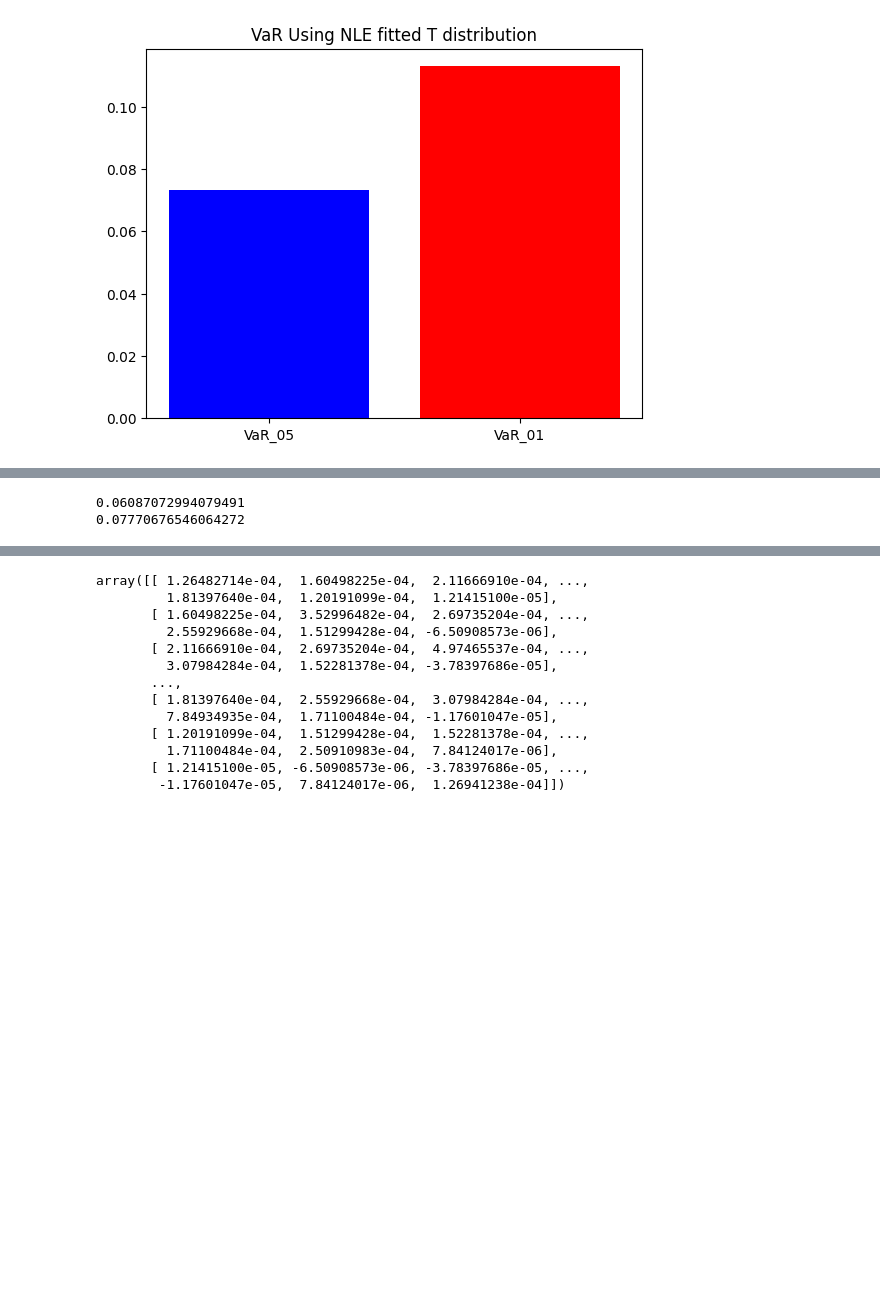
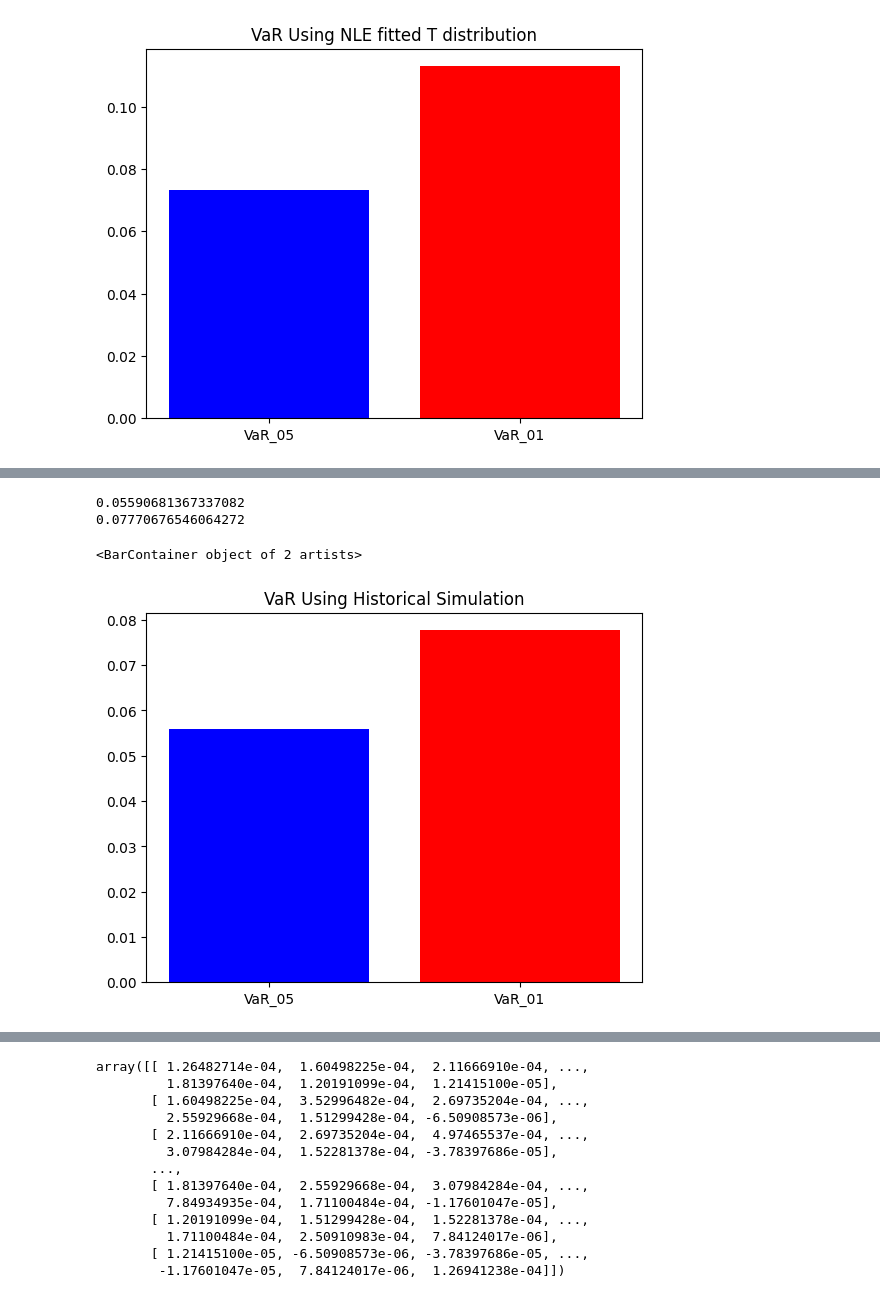
Before and after one commit to wc191/fintech545, a Jupyter notebook: Week04/week4 code.ipynb, the cells around one changed output, grey strips where cells are left out. Drawn from its saved outputs; the diff is of its cells as text; code cells hidden in the pictures; blank space fills up the shorter version.

```diff
--- a/Week04/week4 code.ipynb
+++ b/Week04/week4 code.ipynb
@@ -283,16 +289,20 @@ plt.bar(['VaR_05','VaR_01'],[VaR_05_q4, VaR_01_q4],color = ['blue','red'])
 # %%
 # 5. Historic Simulation
 N = 10000
 
 # here we use the same weight for the return
 # therefore, the chance for each day being selected is the same
 choice = np.random.randint(low = 1, high = 248, size = 10000)
 simulated_return = sorted(Meta[choice])
 #simulated_return[499]
 H_VaR_05 = - np.quantile(simulated_return, 0.05)
 H_VaR_01 = - np.quantile(simulated_return, 0.01)
 print(H_VaR_05)
 print(H_VaR_01)
+plt.title('VaR Using Historical Simulation')
+plt.bar(['VaR_05','VaR_01'],[H_VaR_05, H_VaR_01],color = ['blue','red'])
 # %% [output]
-0.06087072994079491
+0.05590681367337082
 0.07770676546064272
+<BarContainer object of 2 artists>
+[figure, added]
```
Also changed, not shown: parts of 34 cells of this notebook, 18 other files.
